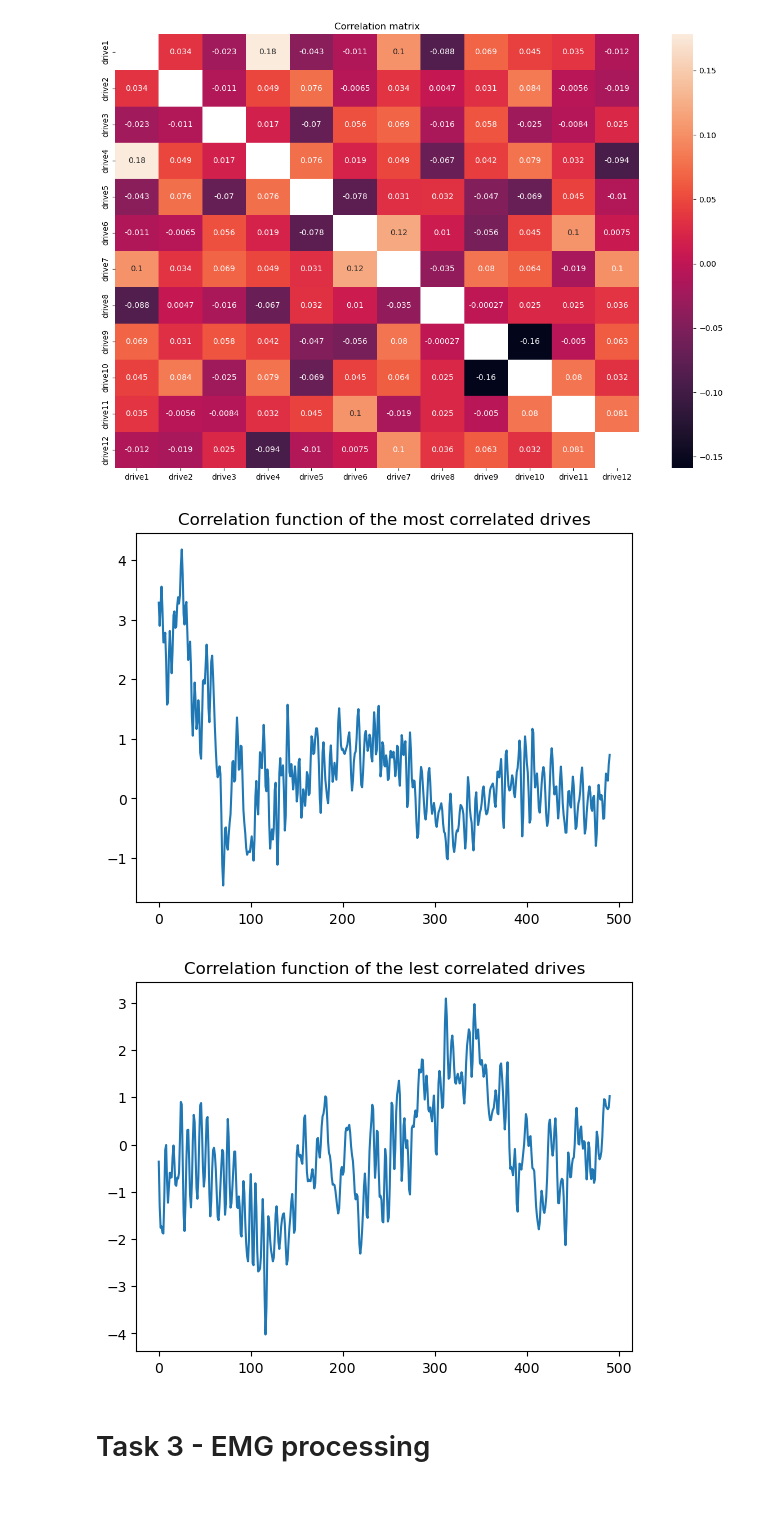
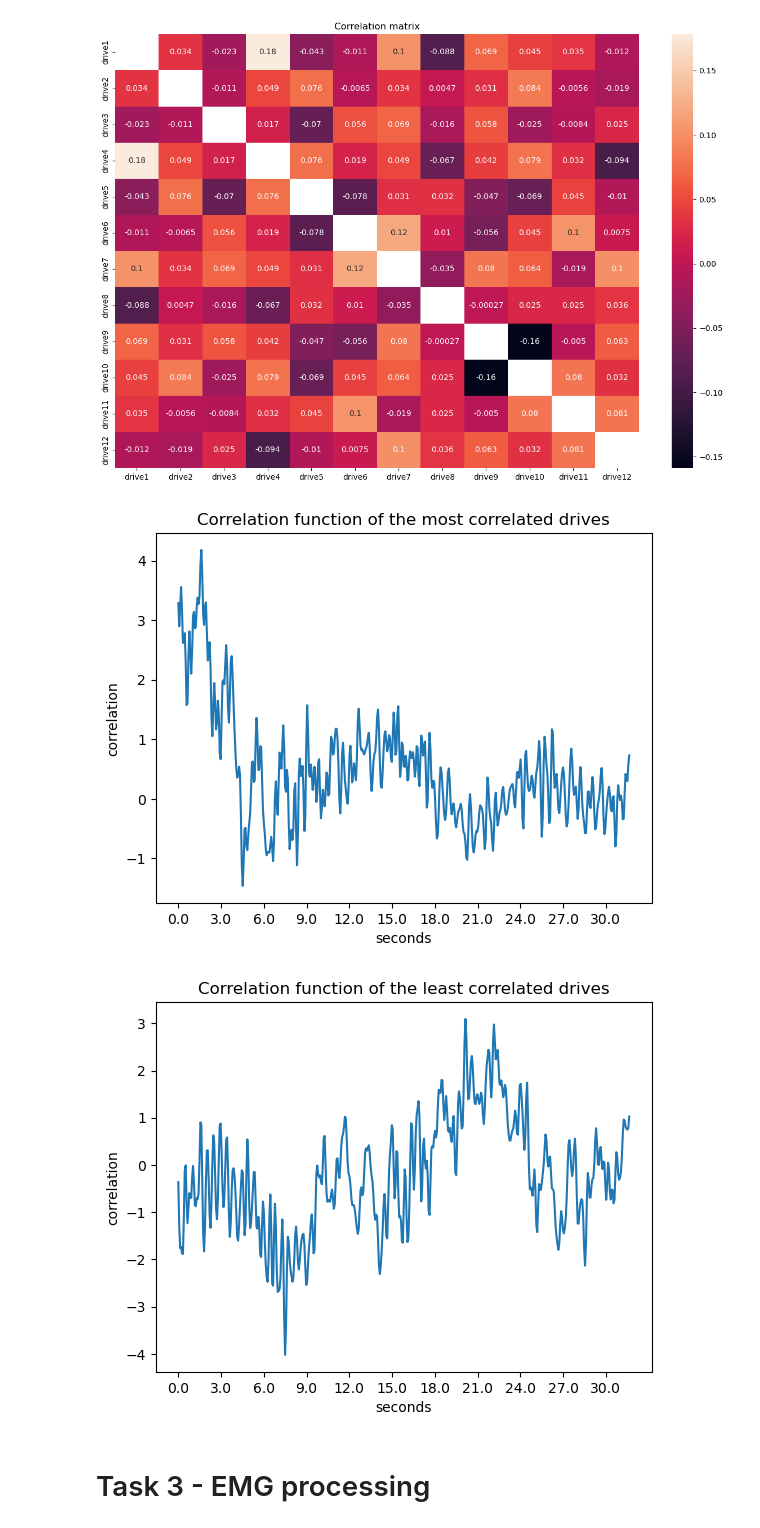
Before and after one commit to MQ37/ecg-emg-processing, a Jupyter notebook: Semestral1.ipynb, the cells around one changed output. Cells and saved outputs as stored; diff of their text form; code cells hidden in the pictures; blank space fills up the shorter version.

```diff
--- a/Semestral1.ipynb
+++ b/Semestral1.ipynb
@@ -339,23 +333,29 @@ CF = np.array_split(CF,2)[1]
 
 plt.title("Correlation function of the most correlated drives")
 plt.plot(CF)
+plt.ylabel("correlation")
+plt.xlabel("seconds")
+plt.xticks(np.arange(0, len(s1)//2, 60*12/sr), np.round(np.arange(0, len(s1)//2, 60*12/sr) / sr, 1))
 plt.show()
 # %% [output]
-[figure, old version]
+[figure, new version]
 # %%
 # Lowest correlation drives CF
 
 s1 = signals[minc_j]
 s2 = signals[minc_i]
 
 CF = scipy.signal.correlate(s1, s2, mode="same")
 CF = np.array_split(CF,2)[1]
 
-plt.title("Correlation function of the lest correlated drives")
+plt.title("Correlation function of the least correlated drives")
 plt.plot(CF)
+plt.ylabel("correlation")
+plt.xlabel("seconds")
+plt.xticks(np.arange(0, len(s1)//2, 60*12/sr), np.round(np.arange(0, len(s1)//2, 60*12/sr) / sr, 1))
 plt.show()
 # %% [output]
-[figure, old version]
+[figure, new version]
 # %% [markdown]
 # Task 3 - EMG processing
 # %%
```
Also changed, not shown: parts of 4 cells of this notebook, 4 other files.
